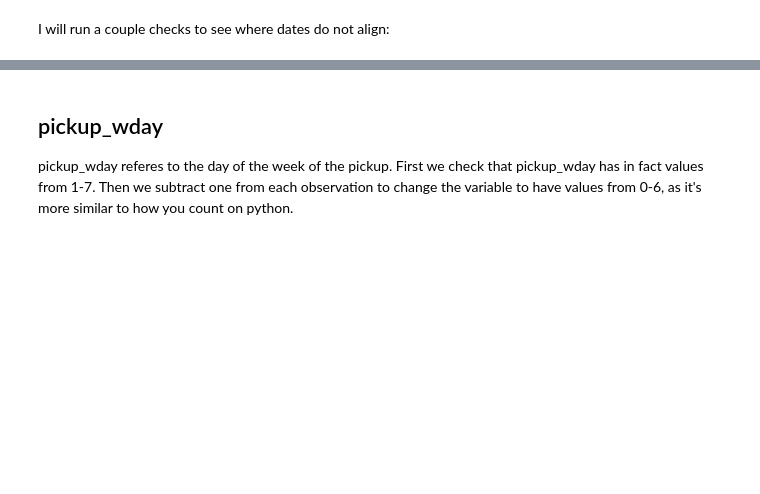
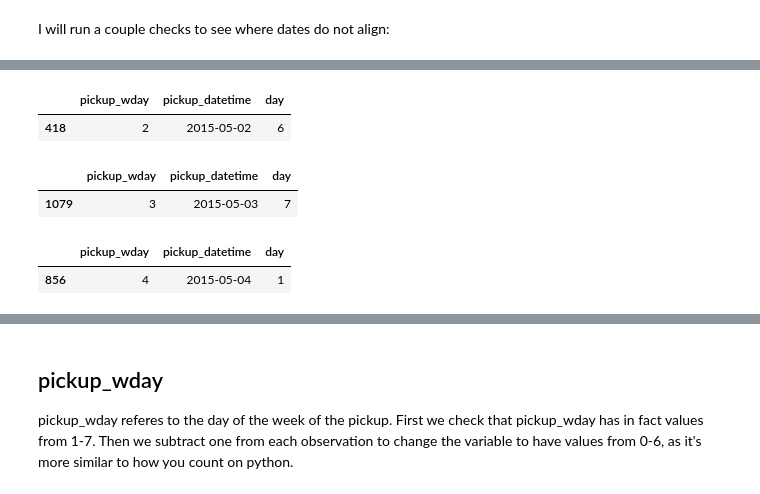
Before and after one commit to MichalKrzyzanski2002/Foundations-Data-Science-Project, a Jupyter notebook: Cleaning.ipynb, the cells around one changed output, grey strips where cells are left out. Cells and saved outputs as stored; diff of their text form; code cells hidden in the pictures; blank space fills up the shorter version.

```diff
--- a/Cleaning.ipynb
+++ b/Cleaning.ipynb
@@ -612,0 +636,15 @@ It seems to be some issue where it thinks may had 5 days not 3 in the first week
+# %%
+df.loc[df['pickup_datetime'] == '2015-05-02'][['pickup_wday', 'pickup_datetime', 'day']].head(1)
+# %% [output]
+|  | pickup_wday | pickup_datetime | day |
+| 418 | 2 | 2015-05-02 | 6 |
+# %%
+df.loc[df['pickup_datetime'] == '2015-05-03'][['pickup_wday', 'pickup_datetime', 'day']].head(1)
+# %% [output]
+|  | pickup_wday | pickup_datetime | day |
+| 1079 | 3 | 2015-05-03 | 7 |
+# %%
+df.loc[df['pickup_datetime'] == '2015-05-04'][['pickup_wday', 'pickup_datetime', 'day']].head(1)
+# %% [output]
+|  | pickup_wday | pickup_datetime | day |
+| 856 | 4 | 2015-05-04 | 1 |
```
Also changed, not shown: parts of 29 cells of this notebook.
